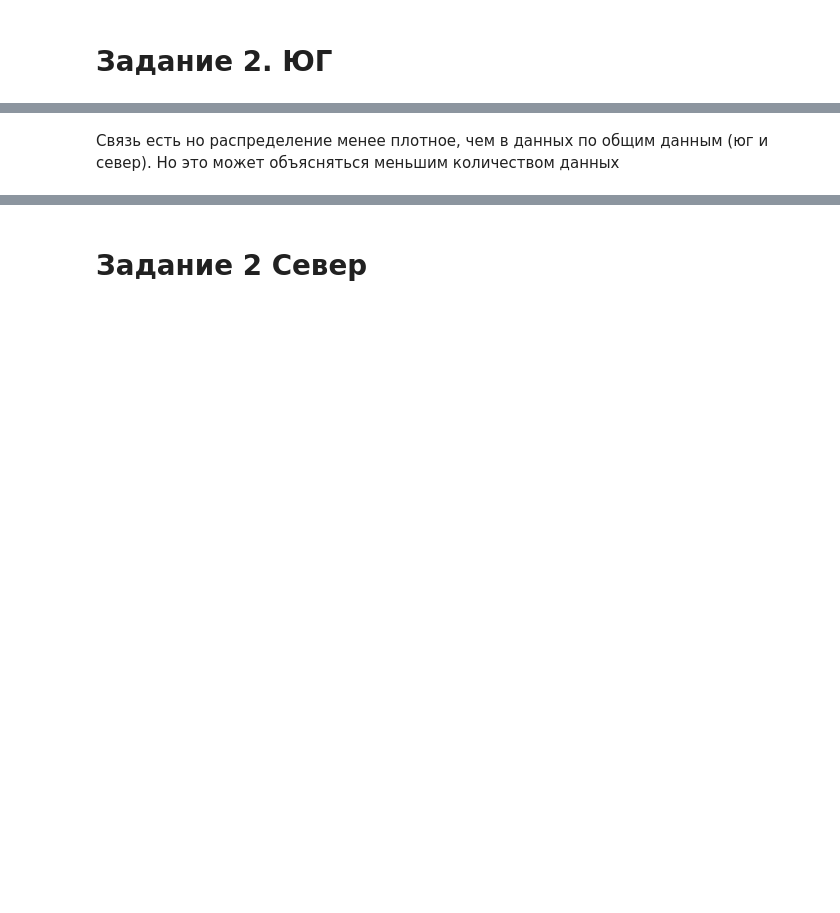
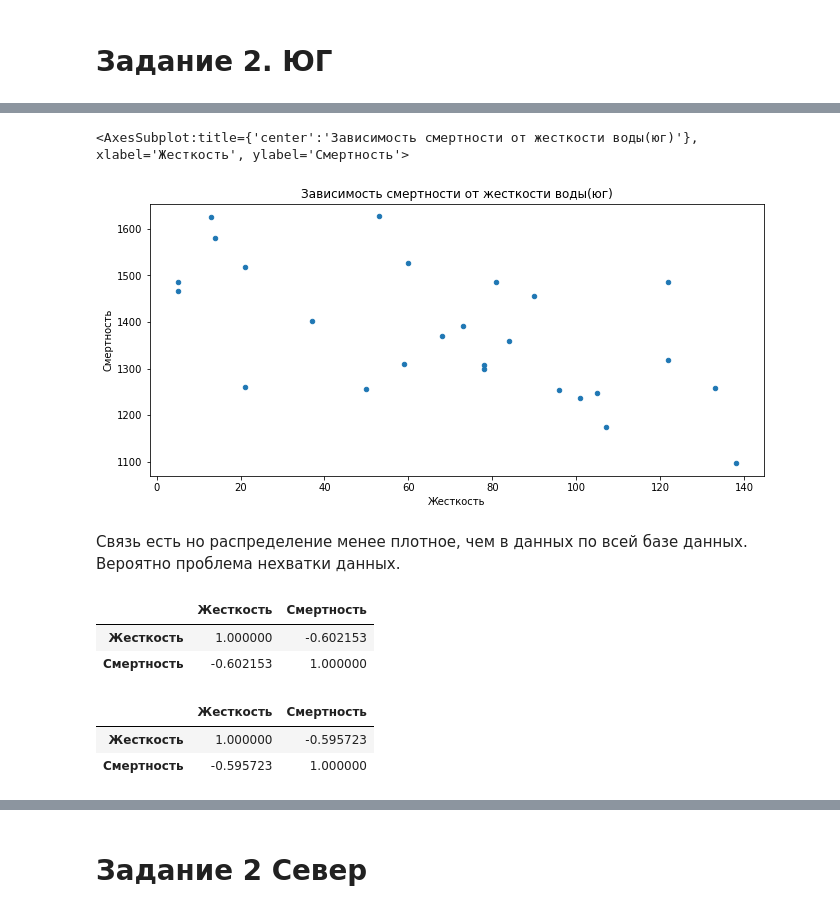
Before and after one commit to Chibis34/DZ_Gordeev, a Jupyter notebook: DZ18_Gordeev_Korelyaciya_analiz.ipynb, the cells around one changed output, grey strips where cells are left out. Cells and saved outputs as stored; diff of their text form; code cells hidden in the pictures; blank space fills up the shorter version.

```diff
--- a/DZ18_Gordeev_Korelyaciya_analiz.ipynb
+++ b/DZ18_Gordeev_Korelyaciya_analiz.ipynb
@@ -91,15 +167,25 @@ south.head()
 # %%
 south.plot(kind='scatter',
-           x='hardness',
-           y='mortality',
-           title='Зависимость смертности от жесткости воды на юге')
+        x='Жесткость',
+        y='Смертность',
+        title='Зависимость смертности от жесткости воды(юг)')
+# %% [output]
+<AxesSubplot:title={'center':'Зависимость смертности от жесткости воды(юг)'}, xlabel='Жесткость', ylabel='Смертность'>
+[figure, added]
 # %% [markdown]
-Связь есть но распределение менее плотное, чем в данных по общим данным (юг и север). Но это может объясняться меньшим количеством данных
+Связь есть но распределение менее плотное, чем в данных по всей базе данных. Вероятно проблема нехватки данных.
 # %%
 # коэффициент корреляции Пирсона
-south[['hardness', 'mortality']].corr()
+south[['Жесткость', 'Смертность']].corr()
+# %% [output]
+|  | Жесткость | Смертность |
+| Жесткость | 1.000000 | -0.602153 |
+| Смертность | -0.602153 | 1.000000 |
 # %%
-
 # коэффициент корреляции Спирмена
-south[['hardness', 'mortality']].corr(method='spearman')
+south[['Жесткость', 'Смертность']].corr(method='spearman')
+# %% [output]
+|  | Жесткость | Смертность |
+| Жесткость | 1.000000 | -0.595723 |
+| Смертность | -0.595723 | 1.000000 |
 # %%
```
Also changed, not shown: parts of 53 cells of this notebook, 1 other file.
